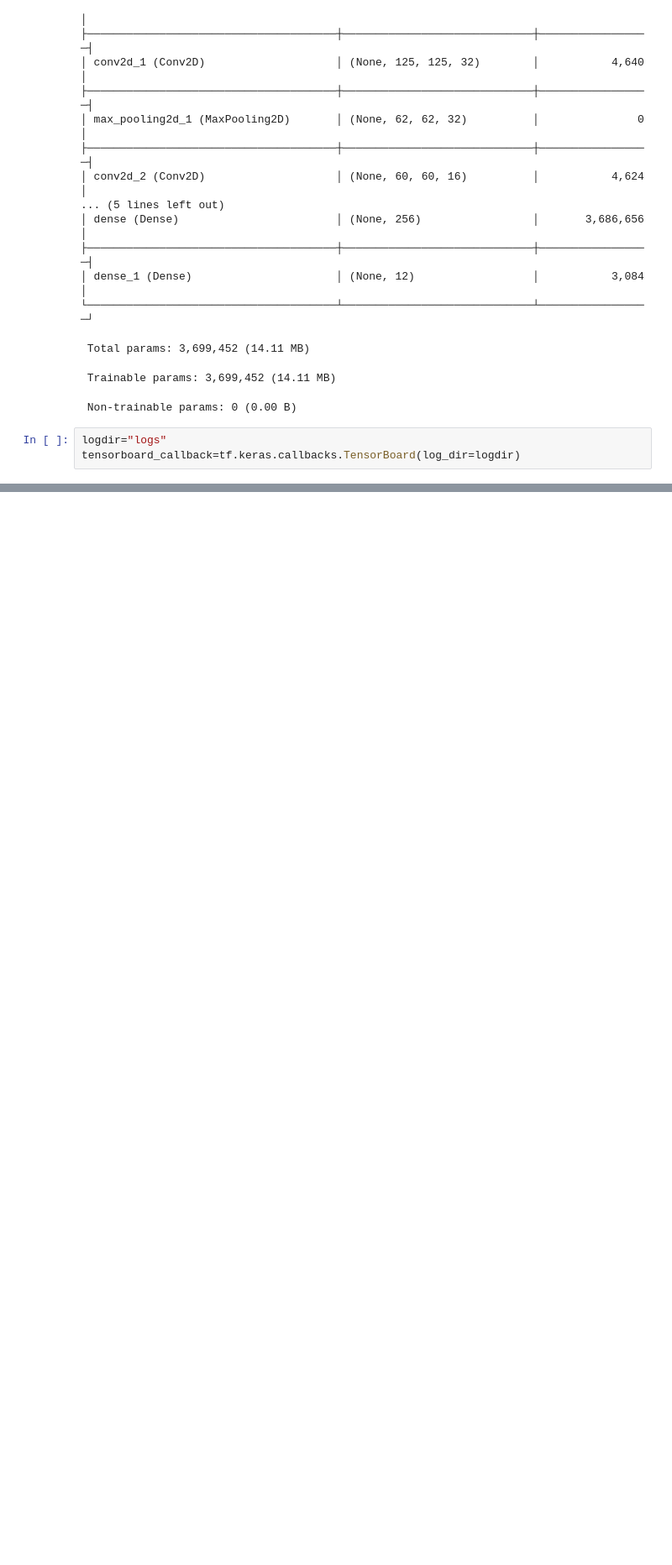
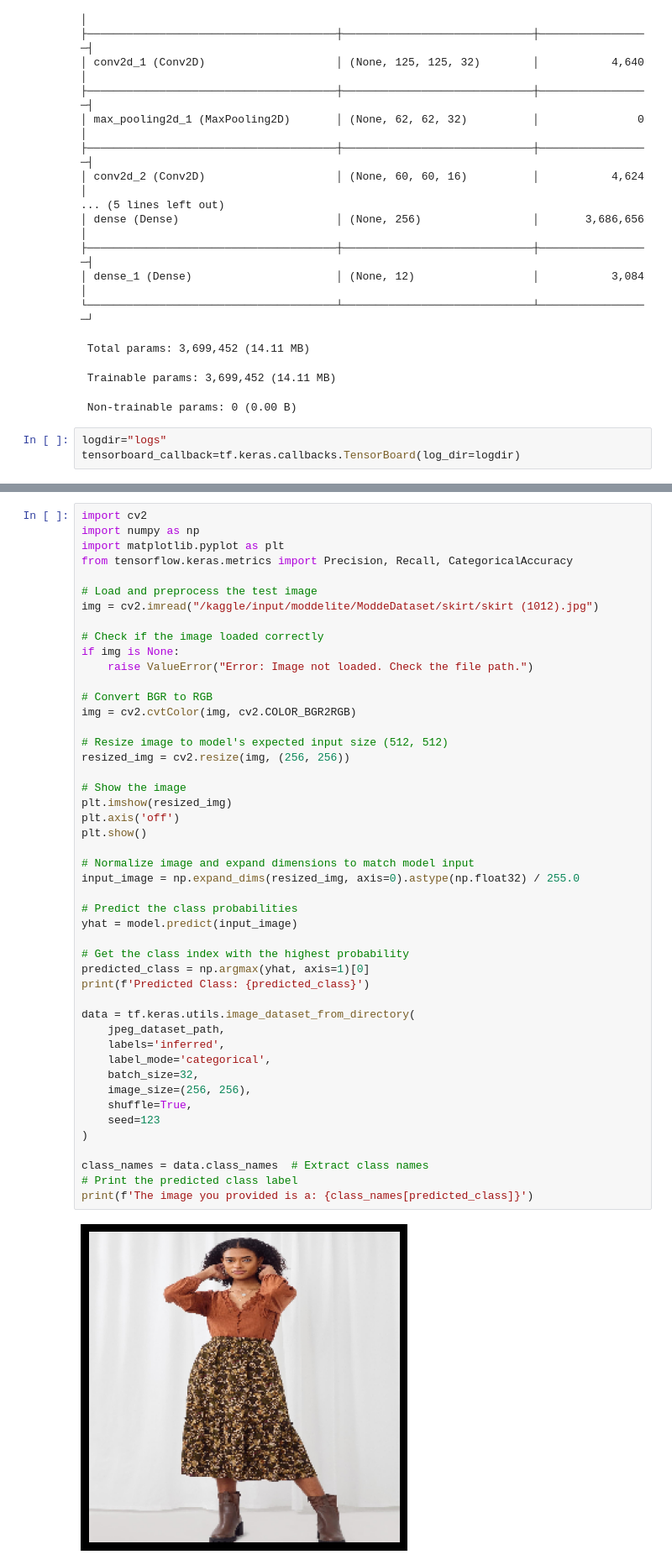
Before and after one commit to KeshUdana/ModeCNNv1, a Jupyter notebook: moddev1.ipynb, the cells around one changed output, grey strips where cells are left out. Shown at 84% size. Drawn from its saved outputs; the diff is of its cells as text; blank space fills up the shorter version.

Commit message:
Kaggle Notebook | ModdeSGDP | Version 4

```diff
--- a/moddev1.ipynb
+++ b/moddev1.ipynb
@@ -273,0 +267,49 @@ len(test)
+# %%
+import cv2
+import numpy as np
+import matplotlib.pyplot as plt
+from tensorflow.keras.metrics import Precision, Recall, CategoricalAccuracy
+
+# Load and preprocess the test image
+img = cv2.imread("/kaggle/input/moddelite/ModdeDataset/skirt/skirt (1012).jpg")
+
+# Check if the image loaded correctly
+if img is None:
+    raise ValueError("Error: Image not loaded. Check the file path.")
+
+# Convert BGR to RGB
+img = cv2.cvtColor(img, cv2.COLOR_BGR2RGB)
+
+# Resize image to model's expected input size (512, 512)
+resized_img = cv2.resize(img, (256, 256))
+
+# Show the image
+plt.imshow(resized_img)
+plt.axis('off')
+plt.show()
+
+# Normalize image and expand dimensions to match model input
+input_image = np.expand_dims(resized_img, axis=0).astype(np.float32) / 255.0
+
+# Predict the class probabilities
+yhat = model.predict(input_image)
+
+# Get the class index with the highest probability
+predicted_class = np.argmax(yhat, axis=1)[0]
+print(f'Predicted Class: {predicted_class}')
+
+data = tf.keras.utils.image_dataset_from_directory(
+    jpeg_dataset_path,
+    labels='inferred',
+    label_mode='categorical',
+    batch_size=32,
+    image_size=(256, 256),
+    shuffle=True,
+    seed=123
+)
+
+class_names = data.class_names  # Extract class names
+# Print the predicted class label
+print(f'The image you provided is a: {class_names[predicted_class]}')
+# %% [output]
+[figure, added]
```
Also changed, not shown: parts of 5 cells of this notebook.
